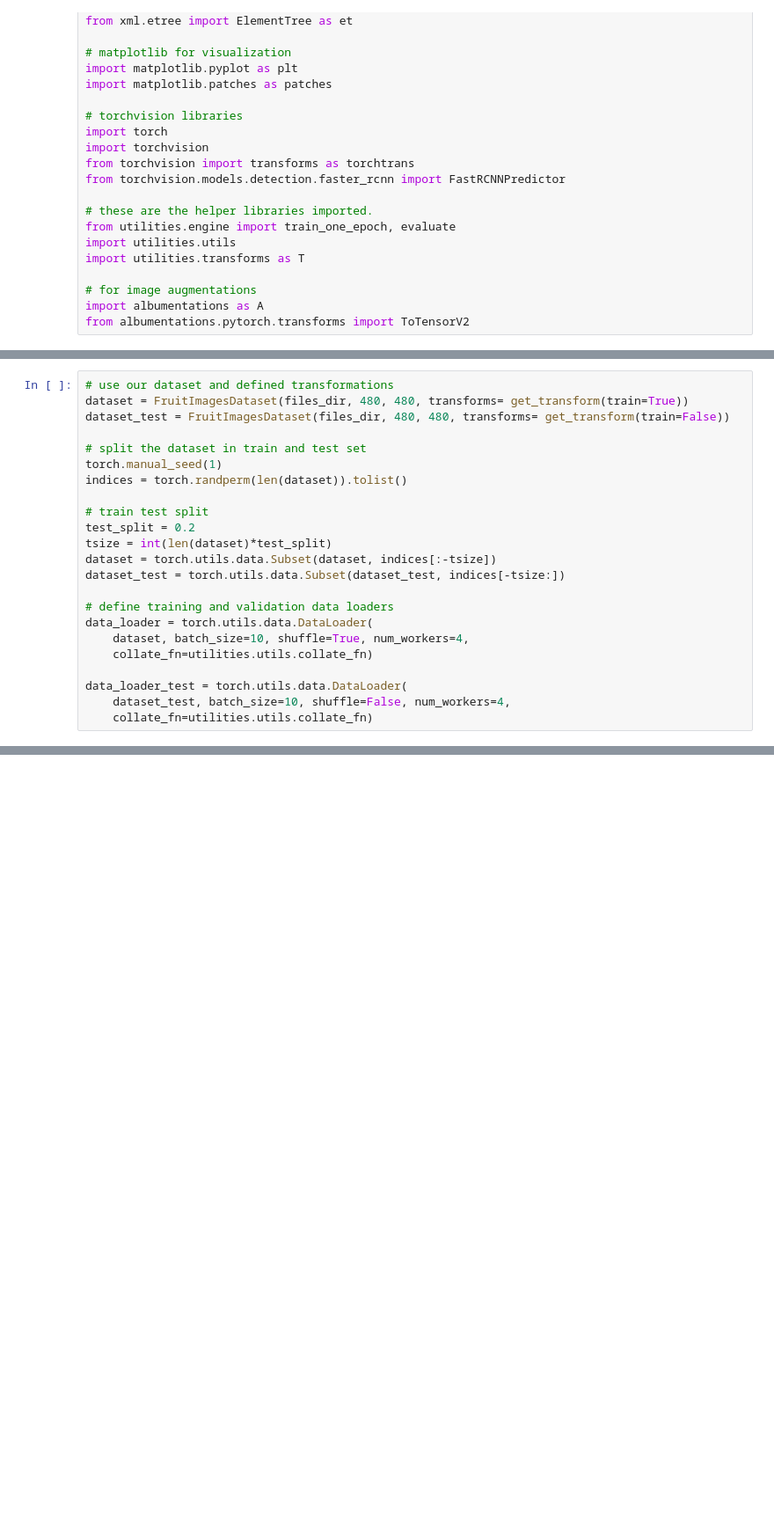
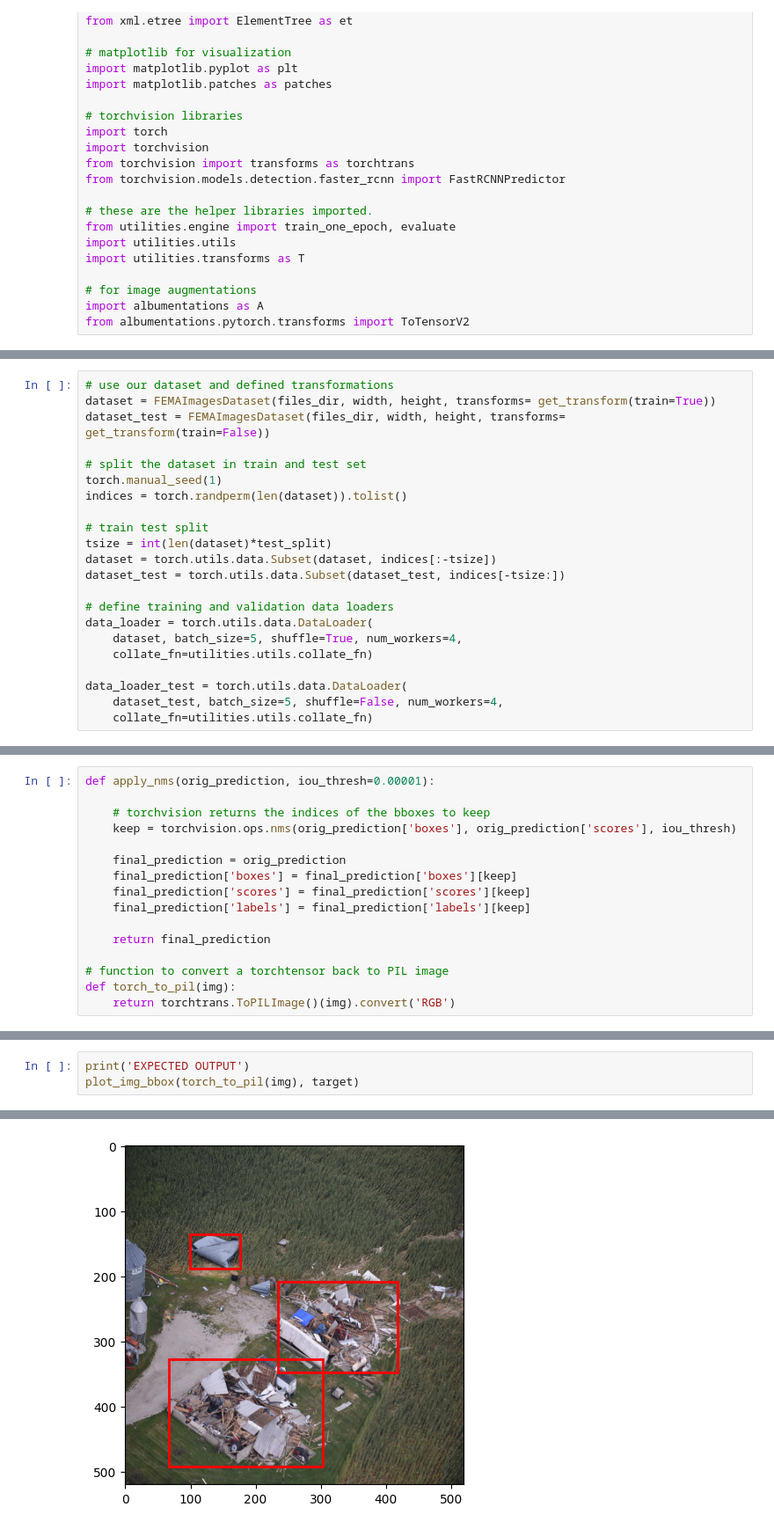
Before and after one commit to svideloc/CSCI-E-599A-FEMA, a Jupyter notebook: object_detection/train_faster_rcnn.ipynb, the cells around one changed output, grey strips where cells are left out. Shown at 88% size. Drawn from its saved outputs; the diff is of its cells as text; blank space fills up the shorter version.

```diff
--- a/object_detection/train_faster_rcnn.ipynb
+++ b/object_detection/train_faster_rcnn.ipynb
@@ -199,26 +220,25 @@ def get_transform(train):
                         ], bbox_params={'format': 'pascal_voc', 'label_fields': ['labels']})
 # %%
 # use our dataset and defined transformations
-dataset = FruitImagesDataset(files_dir, 480, 480, transforms= get_transform(train=True))
-dataset_test = FruitImagesDataset(files_dir, 480, 480, transforms= get_transform(train=False))
+dataset = FEMAImagesDataset(files_dir, width, height, transforms= get_transform(train=True))
+dataset_test = FEMAImagesDataset(files_dir, width, height, transforms= get_transform(train=False))
 
 # split the dataset in train and test set
 torch.manual_seed(1)
 indices = torch.randperm(len(dataset)).tolist()
 
 # train test split
-test_split = 0.2
 tsize = int(len(dataset)*test_split)
 dataset = torch.utils.data.Subset(dataset, indices[:-tsize])
 dataset_test = torch.utils.data.Subset(dataset_test, indices[-tsize:])
 
 # define training and validation data loaders
 data_loader = torch.utils.data.DataLoader(
-    dataset, batch_size=10, shuffle=True, num_workers=4,
+    dataset, batch_size=5, shuffle=True, num_workers=4,
     collate_fn=utilities.utils.collate_fn)
 
 data_loader_test = torch.utils.data.DataLoader(
-    dataset_test, batch_size=10, shuffle=False, num_workers=4,
+    dataset_test, batch_size=5, shuffle=False, num_workers=4,
     collate_fn=utilities.utils.collate_fn)
 # %%
 # device = torch.device('cuda') if torch.cuda.is_available() else torch.device('cpu')
@@ -273,0 +290,16 @@ IoU metric: bbox
+# %%
+def apply_nms(orig_prediction, iou_thresh=0.00001):
+
+    # torchvision returns the indices of the bboxes to keep
+    keep = torchvision.ops.nms(orig_prediction['boxes'], orig_prediction['scores'], iou_thresh)
+
+    final_prediction = orig_prediction
+    final_prediction['boxes'] = final_prediction['boxes'][keep]
+    final_prediction['scores'] = final_prediction['scores'][keep]
+    final_prediction['labels'] = final_prediction['labels'][keep]
+
+    return final_prediction
+
+# function to convert a torchtensor back to PIL image
+def torch_to_pil(img):
+    return torchtrans.ToPILImage()(img).convert('RGB')
@@ -273,0 +319,4 @@ IoU metric: bbox
+# %%
+print('EXPECTED OUTPUT')
+plot_img_bbox(torch_to_pil(img), target)
+# %% [output]
@@ -273,0 +324 @@ IoU metric: bbox
+[figure, added]
```
Also changed, not shown: parts of 10 cells of this notebook, 10 other files.
